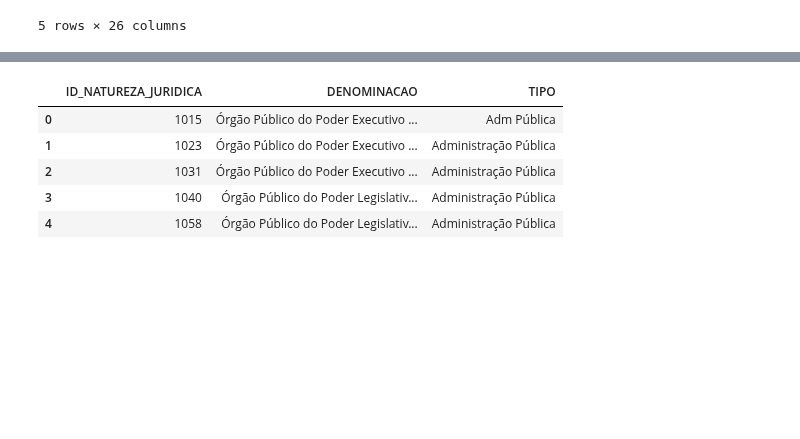
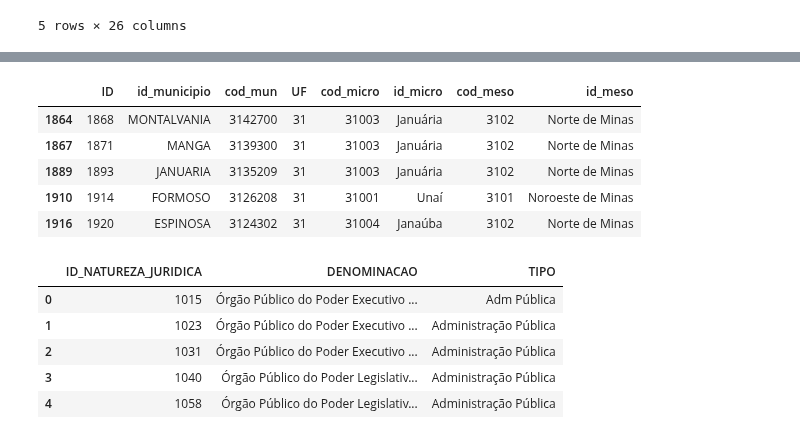
Before and after one commit to Leonardo-Dias-Up/Leonardo-Dias-Up, a Jupyter notebook: Análise_Multivariada_RAIS.ipynb, the cells around one changed output, grey strips where cells are left out. Drawn from its saved outputs; the diff is of its cells as text; code cells hidden in the pictures; blank space fills up the shorter version.

```diff
--- a/Análise_Multivariada_RAIS.ipynb
+++ b/Análise_Multivariada_RAIS.ipynb
@@ -62,3 +63,14 @@ micro_meso_reg.head()
+# %%
+# Separando Minas Gerais
+micro_meso_reg = micro_meso_reg[(micro_meso_reg['UF'] == 31)]
+micro_meso_reg.head()
+# %% [output]
+|  | ID | id_municipio | cod_mun | UF | cod_micro | id_micro | cod_meso | id_meso |
+| 1864 | 1868 | MONTALVANIA | 3142700 | 31 | 31003 | Januária | 3102 | Norte de Minas |
+| 1867 | 1871 | MANGA | 3139300 | 31 | 31003 | Januária | 3102 | Norte de Minas |
+| 1889 | 1893 | JANUARIA | 3135209 | 31 | 31003 | Januária | 3102 | Norte de Minas |
+| 1910 | 1914 | FORMOSO | 3126208 | 31 | 31001 | Unaí | 3101 | Noroeste de Minas |
+| 1916 | 1920 | ESPINOSA | 3124302 | 31 | 31004 | Janaúba | 3102 | Norte de Minas |
 # %%
 nat_juridica = pd.read_excel(r'/content/drive/MyDrive/Colab Notebooks/Análise Multivariada /ID_Natureza_Juridica.xlsx')
 nat_juridica.head()
```
Also changed, not shown: parts of 2 cells of this notebook.
